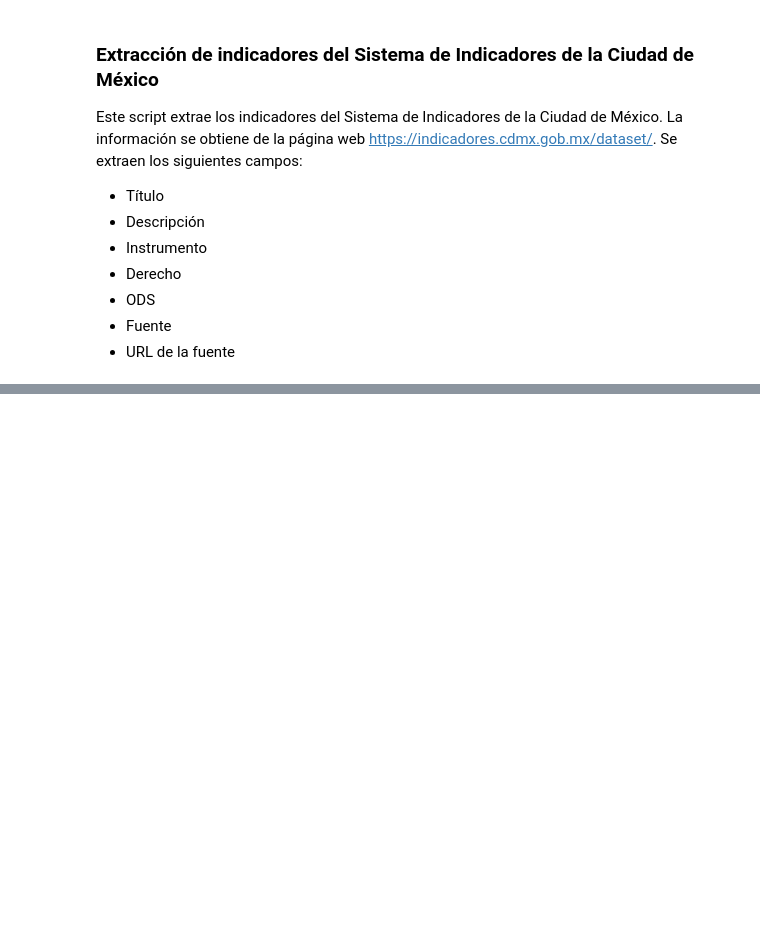
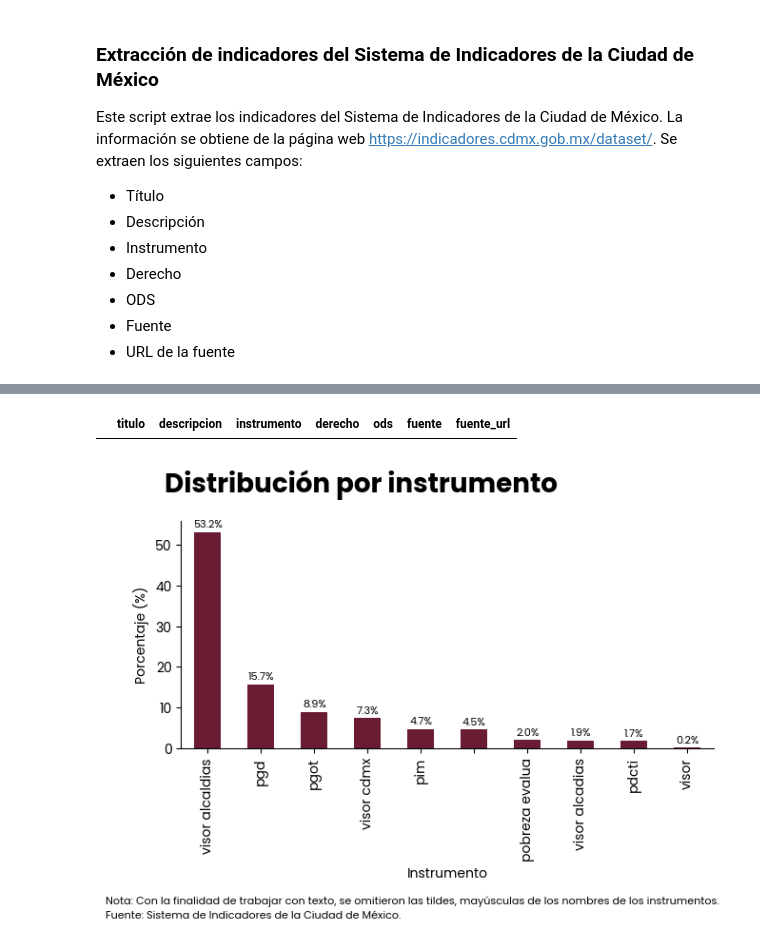
Before and after one commit to cpyp-ipdp/sid_cdmx, a Jupyter notebook: extrae_indicadores_sid_cdmx.ipynb, the cells around one changed output, grey strips where cells are left out. Cells and saved outputs as stored; diff of their text form; code cells hidden in the pictures; blank space fills up the shorter version.

Commit message:
Se incorpora al código análisis del contenido del Sistema

```diff
--- a/extrae_indicadores_sid_cdmx.ipynb
+++ b/extrae_indicadores_sid_cdmx.ipynb
@@ -80,6 +177,16 @@ tabla_indicadores = pd.DataFrame({
 # %%
 #Eliminar duplicados de nombre
 tabla_indicadores = tabla_indicadores.drop_duplicates(subset='titulo')
+#Eliminar acentos y espacios en blanco de la columna 'instrumento'
+tabla_indicadores['instrumento'] = tabla_indicadores['instrumento'].str.replace('á', 'a').str.replace('é', 'e').str.replace('í', 'i').str.replace('ó', 'o').str.replace('ú', 'u')
+#Resetear index
+tabla_indicadores.reset_index(drop=True, inplace=True)
+#Eliminar index 1
+tabla_indicadores = tabla_indicadores.drop(index=1)
+#Minúsculas en todas las columnas
+tabla_indicadores = tabla_indicadores.apply(lambda x: x.astype(str).str.lower())
+#Eliminar acentos
+tabla_indicadores = tabla_indicadores.apply(lambda x: x.str.replace('á', 'a').str.replace('é', 'e').str.replace('í', 'i').str.replace('ó', 'o').str.replace('ú', 'u'))
 tabla_indicadores
 # %% [output]
 |  | titulo | descripcion | instrumento | derecho | ods | fuente | fuente_url |
@@ -100,0 +289,46 @@ tabla_indicadores.to_csv("indicadores_sid_cdmx.csv", index=False, encoding='utf-
+# %%
+#Filtrar aquel que tenga ods Secretaría de Turismo
+tabla_indicadores[tabla_indicadores['instrumento'].str.contains("Visor Alcaldias")]
+# %% [output]
+|  | titulo | descripcion | instrumento | derecho | ods | fuente | fuente_url |
+# %%
+plt.rcParams['font.family'] = 'Poppins'
+# %%
+# Use full path to Roboto
+
+tabla_indicadores['instrumento'].value_counts(normalize=True).mul(100).plot.bar(color="#691c32")
+
+#plt.title('Distribución por instrumento',  fontweight='bold', fontsize=20)
+plt.text(-0.8, tabla_indicadores['instrumento'].value_counts(normalize=True).mul(100).max() + 10,
+         'Distribución por instrumento',
+         fontsize=20, fontweight='bold', ha='left')
+
+plt.ylabel('Porcentaje (%)')
+plt.xlabel('Instrumento')
+
+plt.gca().spines['top'].set_visible(False)
+plt.gca().spines['right'].set_visible(False)
+
+
+plt.figtext(
+    0.985, -0.02,
+    "Nota: Con la finalidad de trabajar con texto, se omitieron las tildes, mayúsculas de los nombres de los instrumentos.",
+    ha='right', fontsize=8
+)
+
+
+plt.figtext(
+    0.22, -0.05,
+    "Fuente: Sistema de Indicadores de la Ciudad de México.",
+    ha='center', fontsize=8
+)
+
+#Añadir etiquetas a las barras
+for index, value in enumerate(tabla_indicadores['instrumento'].value_counts(normalize=True).mul(100)):
+    plt.text(index, value + 0.5, f'{value:.1f}%', ha='center', va='bottom', fontsize=8)
+
+plt.tight_layout()
+#Salvar la figura
+plt.savefig("distribucion_por_instrumento.png", bbox_inches='tight', dpi=300)
+# %% [output]
+[figure, added]
```
Also changed, not shown: parts of 22 cells of this notebook.
